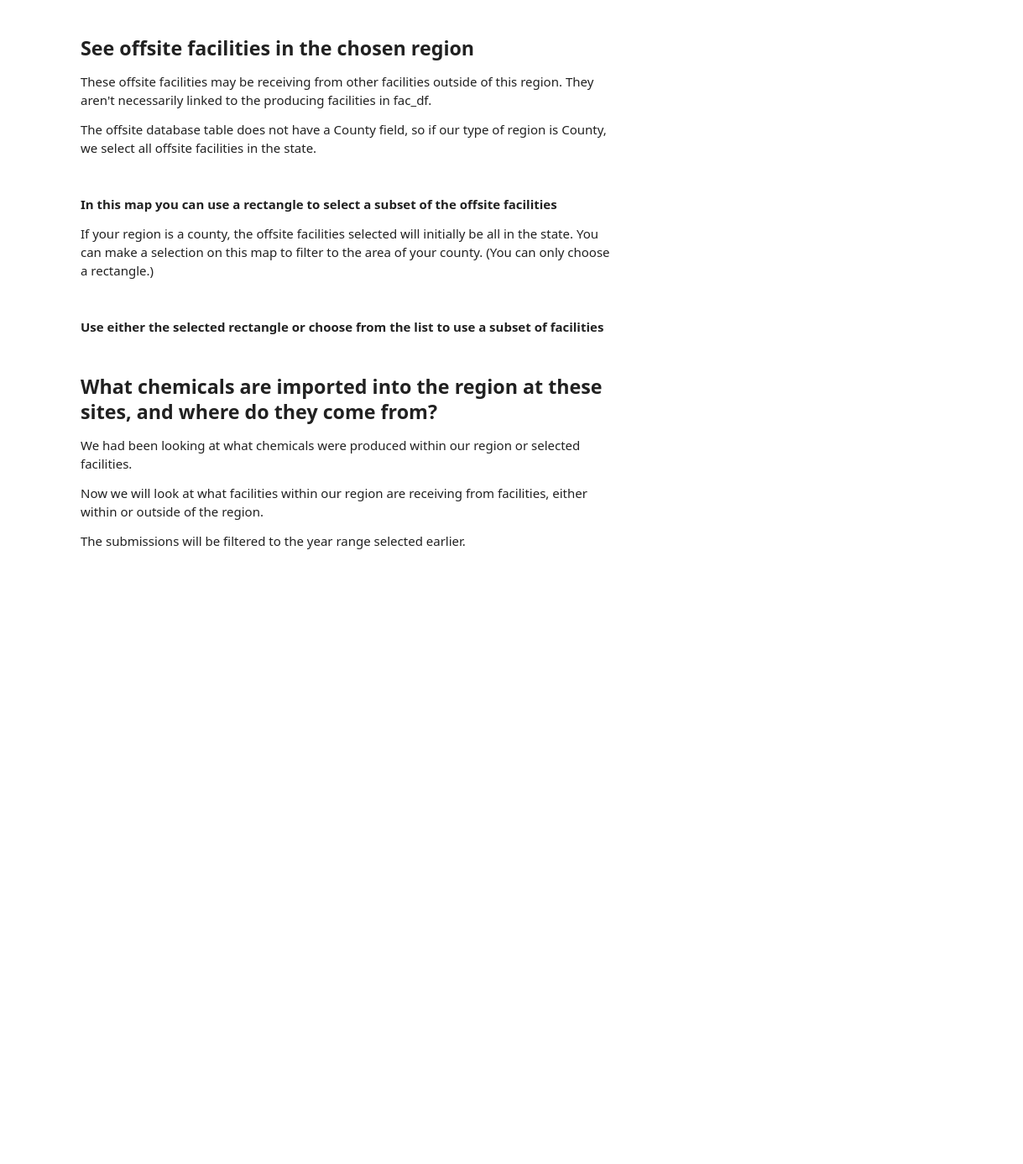
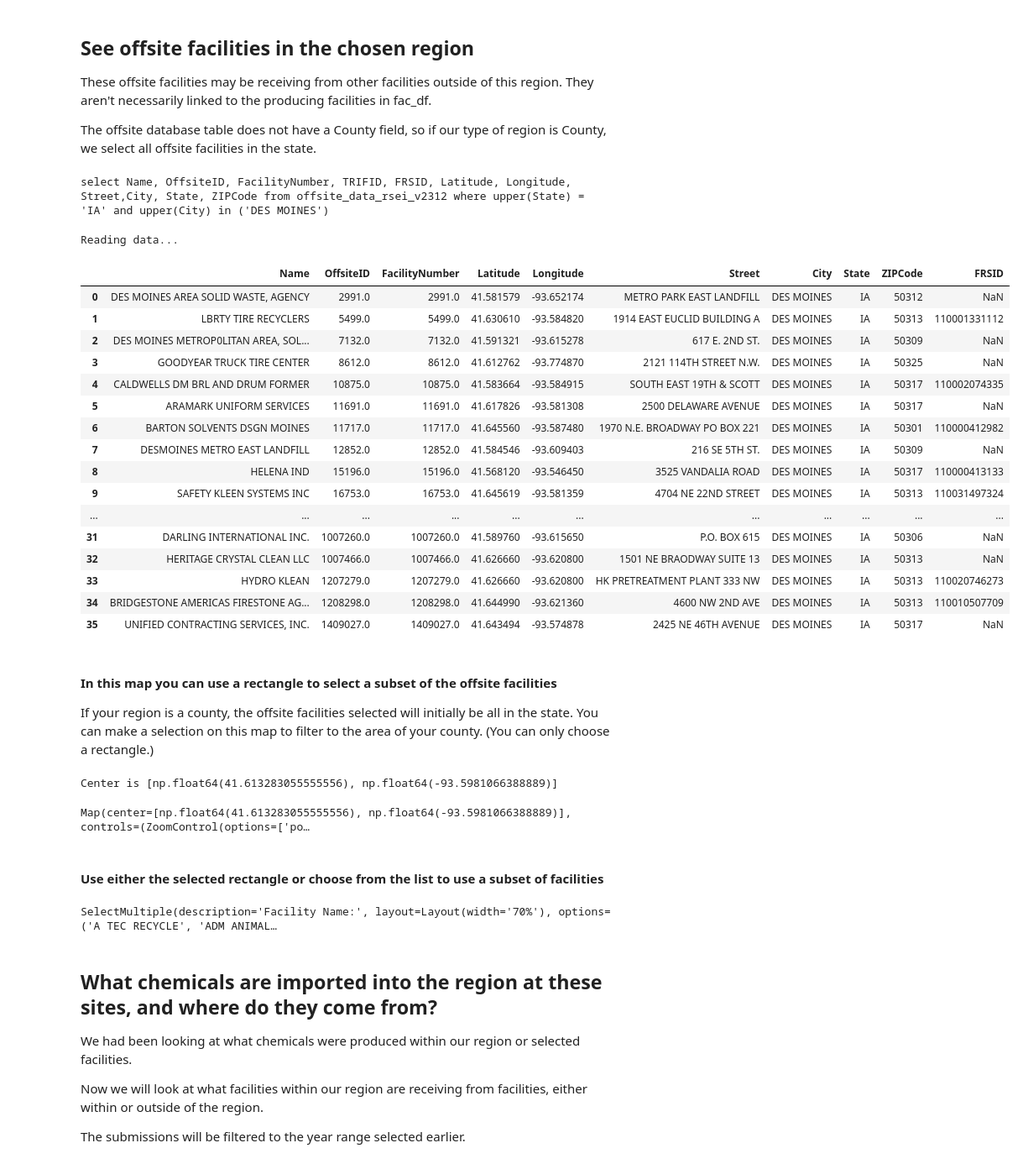
Before and after one commit to edgi-govdata-archiving/RSEI, a Jupyter notebook: RSEI.ipynb, the cells around one changed output. Shown: that part at 84% size. Drawn from its saved outputs; the diff is of its cells as text; code cells hidden in the pictures; blank space fills up the shorter version.

```diff
--- a/RSEI.ipynb
+++ b/RSEI.ipynb
@@ -556,17 +690,37 @@ The offsite database table does not have a County field, so if our type of regio
 # %%
 from ECHO_modules.rsei_utilities import get_rsei_facilities
 
-columns = '"Name", "OffsiteID", "FacilityNumber", "TRIFID", "FRSID", "Latitude", "Longitude", "Street",'
-columns += '"City", "State", "ZIPCode"'
+columns = 'Name, OffsiteID, FacilityNumber, TRIFID, FRSID, Latitude, Longitude, Street,'
+columns += 'City, State, ZIPCode'
 # columns = '*'
 
 this_region_type = region_type
 if region_type == 'County':
     this_region_type = 'State'
 
 off_df2 = get_rsei_facilities(state=state, region_type=this_region_type, regions_selected=regions_selected,
                              rsei_type='offsite', columns=columns)
 off_df2
+# %% [output]
+select Name, OffsiteID, FacilityNumber, TRIFID, FRSID, Latitude, Longitude, Street,City, State, ZIPCode from offsite_data_rsei_v2312 where upper(State) = 'IA' and upper(City) in ('DES MOINES')
+Reading data...
+|  | Name | OffsiteID | FacilityNumber | Latitude | Longitude | Street | City | State | ZIPCode | FRSID |
+| 0 | DES MOINES AREA SOLID WASTE, AGENCY | 2991.0 | 2991.0 | 41.581579 | -93.652174 | METRO PARK EAST LANDFILL | DES MOINES | IA | 50312 | NaN |
+| 1 | LBRTY TIRE RECYCLERS | 5499.0 | 5499.0 | 41.630610 | -93.584820 | 1914 EAST EUCLID BUILDING A | DES MOINES | IA | 50313 | 110001331112 |
+| 2 | DES MOINES METROP0LITAN AREA, SOL... | 7132.0 | 7132.0 | 41.591321 | -93.615278 | 617 E. 2ND ST. | DES MOINES | IA | 50309 | NaN |
+| 3 | GOODYEAR TRUCK TIRE CENTER | 8612.0 | 8612.0 | 41.612762 | -93.774870 | 2121 114TH STREET N.W. | DES MOINES | IA | 50325 | NaN |
+| 4 | CALDWELLS DM BRL AND DRUM FORMER | 10875.0 | 10875.0 | 41.583664 | -93.584915 | SOUTH EAST 19TH & SCOTT | DES MOINES | IA | 50317 | 110002074335 |
+| 5 | ARAMARK UNIFORM SERVICES | 11691.0 | 11691.0 | 41.617826 | -93.581308 | 2500 DELAWARE AVENUE | DES MOINES | IA | 50317 | NaN |
+| 6 | BARTON SOLVENTS DSGN MOINES | 11717.0 | 11717.0 | 41.645560 | -93.587480 | 1970 N.E. BROADWAY PO BOX 221 | DES MOINES | IA | 50301 | 110000412982 |
+| 7 | DESMOINES METRO EAST LANDFILL | 12852.0 | 12852.0 | 41.584546 | -93.609403 | 216 SE 5TH ST. | DES MOINES | IA | 50309 | NaN |
+| 8 | HELENA IND | 15196.0 | 15196.0 | 41.568120 | -93.546450 | 3525 VANDALIA ROAD | DES MOINES | IA | 50317 | 110000413133 |
+| 9 | SAFETY KLEEN SYSTEMS INC | 16753.0 | 16753.0 | 41.645619 | -93.581359 | 4704 NE 22ND STREET | DES MOINES | IA | 50313 | 110031497324 |
+| ... | ... | ... | ... | ... | ... | ... | ... | ... | ... | ... |
+| 31 | DARLING INTERNATIONAL INC. | 1007260.0 | 1007260.0 | 41.589760 | -93.615650 | P.O. BOX 615 | DES MOINES | IA | 50306 | NaN |
+| 32 | HERITAGE CRYSTAL CLEAN LLC | 1007466.0 | 1007466.0 | 41.626660 | -93.620800 | 1501 NE BRAODWAY SUITE 13 | DES MOINES | IA | 50313 | NaN |
+| 33 | HYDRO KLEAN | 1207279.0 | 1207279.0 | 41.626660 | -93.620800 | HK PRETREATMENT PLANT 333 NW | DES MOINES | IA | 50313 | 110020746273 |
+| 34 | BRIDGESTONE AMERICAS FIRESTONE AG... | 1208298.0 | 1208298.0 | 41.644990 | -93.621360 | 4600 NW 2ND AVE | DES MOINES | IA | 50313 | 110010507709 |
+| 35 | UNIFIED CONTRACTING SERVICES, INC. | 1409027.0 | 1409027.0 | 41.643494 | -93.574878 | 2425 NE 46TH AVENUE | DES MOINES | IA | 50317 | NaN |
 # %% [markdown]
 #### In this map you can use a rectangle to select a subset of the offsite facilities
 If your region is a county, the offsite facilities selected will initially be all in the state. You can make a selection on this map to filter to the area of your county. (You can only choose a rectangle.)
@@ -576,6 +730,9 @@ to_map = off_df2.dropna(subset=['Latitude', 'Longitude'])
 (map, shapes) = ipymapper(off_df2, no_text=False, lat_field='Latitude', long_field='Longitude',
                 name_field='Name', info_field='POTW_Incin')
 display(map)
+# %% [output]
+Center is [np.float64(41.613283055555556), np.float64(-93.5981066388889)]
+Map(center=[np.float64(41.613283055555556), np.float64(-93.5981066388889)], controls=(ZoomControl(options=['po…
 # %% [markdown]
 #### Use either the selected rectangle or choose from the list to use a subset of facilities
 # %%
@@ -583,6 +740,8 @@ display(map)
 if len(shapes) > 0:
     off_df2 = get_facs_in_rect(off_df2, 'Latitude', 'Longitude', shapes)
 fac_widget = show_fac_widget(off_df2['Name'])
+# %% [output]
+SelectMultiple(description='Facility Name:', layout=Layout(width='70%'), options=('A TEC RECYCLE', 'ADM ANIMAL…
 # %% [markdown]
 ## What chemicals are imported into the region at these sites, and where do they come from?
 We had been looking at what chemicals were produced within our region or selected facilities.
```
Also changed, not shown: parts of 25 cells of this notebook.
